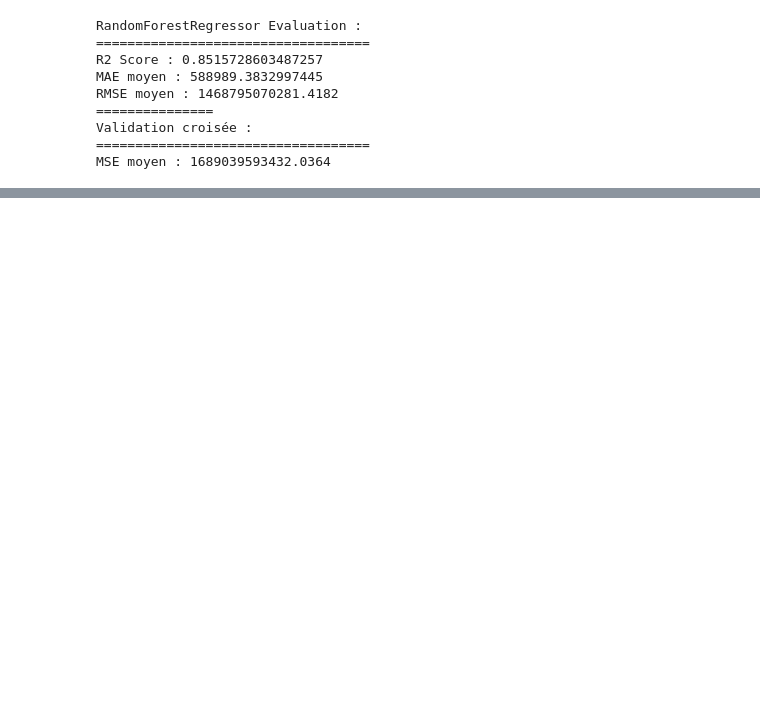
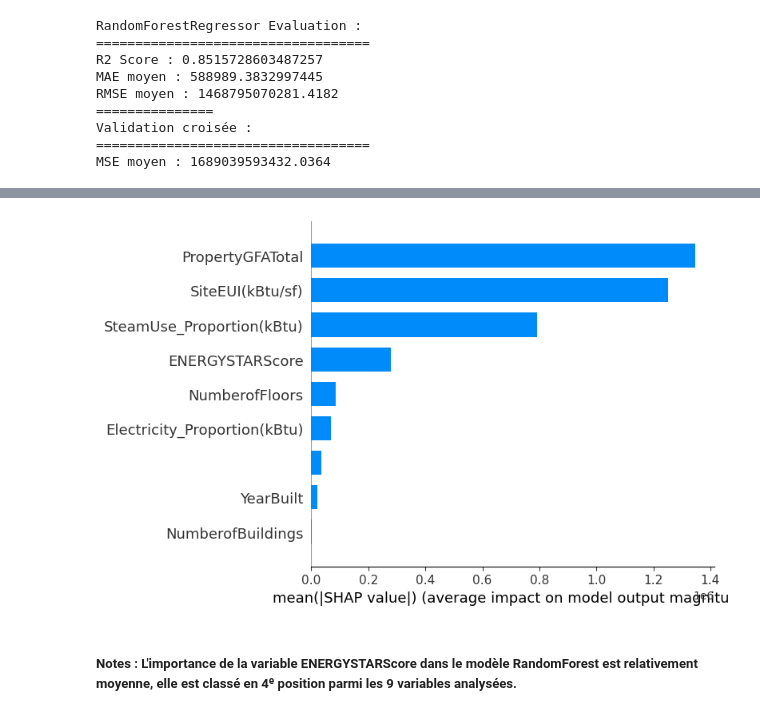
Before and after one commit to Vinyl-237/Anticipez-les-besoins-en-consommation-de-b-timents, a Jupyter notebook: noteBook3.ipynb, the cells around one changed output, grey strips where cells are left out. Drawn from its saved outputs; the diff is of its cells as text; code cells hidden in the pictures; blank space fills up the shorter version.

```diff
--- a/noteBook3.ipynb
+++ b/noteBook3.ipynb
@@ -201,0 +395,4 @@ sns.boxplot(df['SiteEnergyUse(kBtu)'])
+# %%
+# Inclure ENERGYSTARScore dans les variables explicatives
+X_include_ENERGYSTARScore = df.select(pl.exclude(["GHGEmissionsIntensity", "OSEBuildingID"]))
+X_include_ENERGYSTARScore.head()
@@ -201,0 +408,34 @@ sns.boxplot(df['SiteEnergyUse(kBtu)'])
+# %%
+# Imputation des valeurs manquantes de ENERGYSTARScore par la moyenne
+X_include_ENERGYSTARScore = X_include_ENERGYSTARScore.with_columns(
+    pl.when(pl.col("ENERGYSTARScore").is_null())
+    .then(pl.col("ENERGYSTARScore").fill_null(pl.col("ENERGYSTARScore").mean()))
+    .otherwise(pl.col("ENERGYSTARScore"))
+    .alias("ENERGYSTARScore")
+)
+# Séparation des variables explicatives (X) et de la variable cible (Y)
+X_include_ENERGYSTARScore = X_include_ENERGYSTARScore.select(pl.exclude(["SiteEnergyUse(kBtu)", "OSEBuildingID"]))
+Y_include_ENERGYSTARScore = df.select("SiteEnergyUse(kBtu)")
+# 20% des données sont utilisées pour le test, et 80% pour l'entraînement et séparation reproductible à 42
+X_train_include_ENERGYSTARScore, X_test_include_ENERGYSTARScore, y_train_include_ENERGYSTARScore, y_test_include_ENERGYSTARScore = train_test_split(
+    X_include_ENERGYSTARScore, Y_include_ENERGYSTARScore, test_size=0.2, random_state=42
+)
+# %%
+# Ajustement de la forme de y_train
+y_train_include_ENERGYSTARScore = y_train_include_ENERGYSTARScore.to_numpy().ravel()
+# Normalisation des données
+scaler_include_ENERGYSTARScore = StandardScaler()
+# Ajustement des données d'entraînement
+X_train_include_ENERGYSTARScore_scaled = scaler_include_ENERGYSTARScore.fit_transform(X_train_include_ENERGYSTARScore)
+# Normalisation des données de test
+X_test_include_ENERGYSTARScore_scaled = scaler_include_ENERGYSTARScore.transform(X_test_include_ENERGYSTARScore)
+# %%
+# Analyse de l'importance de la variable ENERGYSTARScore avec shap et visualisation
+explainer_include_ENERGYSTARScore = shap.TreeExplainer(rf_model_best)
+shap_values_include_ENERGYSTARScore = explainer_include_ENERGYSTARScore.shap_values(X_train_include_ENERGYSTARScore_scaled)
+# Visualisation
+shap.summary_plot(shap_values_include_ENERGYSTARScore, X_train_include_ENERGYSTARScore_scaled, feature_names=X_include_ENERGYSTARScore.columns, plot_type="bar")
+# %% [output]
+[figure, added]
+# %% [markdown]
+##### Notes : L'importance de la variable ENERGYSTARScore dans le modèle RandomForest est relativement moyenne, elle est classé en 4ᵉ position parmi les 9 variables analysées.
```
Also changed, not shown: parts of 28 cells of this notebook, 2 other files.
